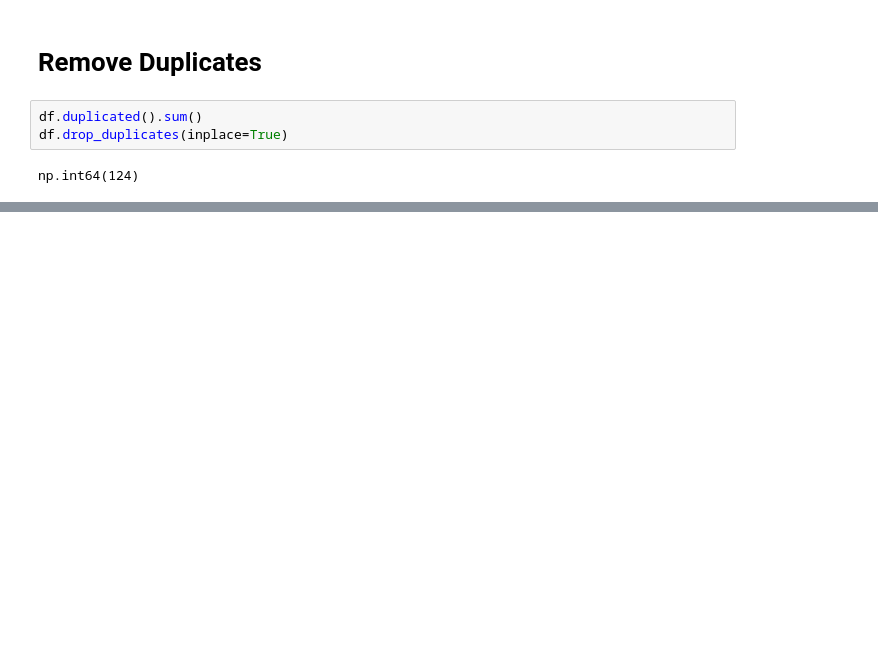
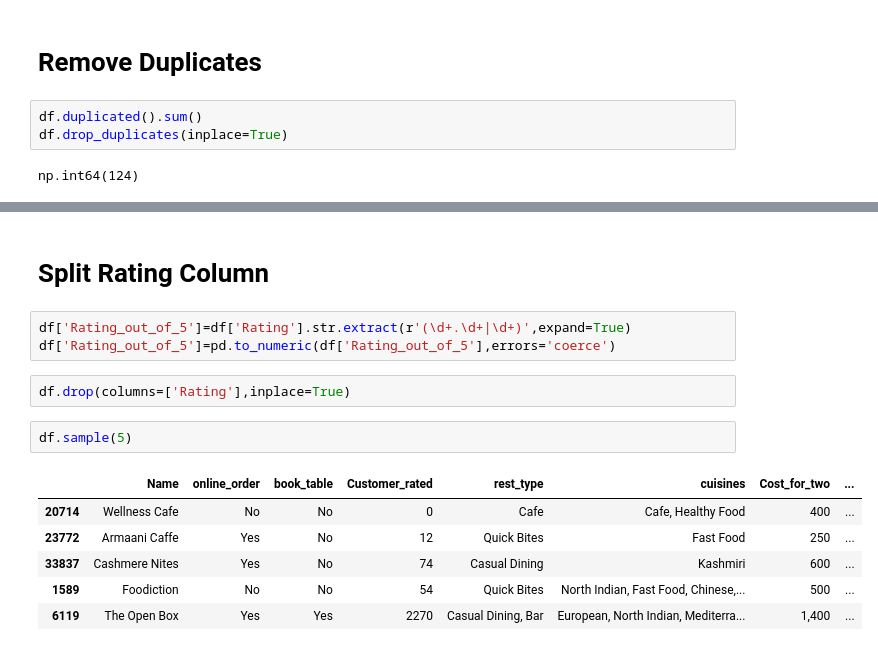
Before and after one commit to Shourya-gupta-01/Zomato_Dataset, a Jupyter notebook: cleaning.ipynb, the cells around one changed output, grey strips where cells are left out. Cells and saved outputs as stored; diff of their text form; blank space fills up the shorter version.

Commit message:
Split Rating Column

```diff
--- a/cleaning.ipynb
+++ b/cleaning.ipynb
@@ -57,3 +57,19 @@ df.sample(5)
 | 38472 | The Waffle Press | Yes | No | 4.3 /5 | 120 | Dessert Parlor | Desserts, Ice Cream | 400 | ... |
 | 43250 | Nagarjuna | No | No | 4.3 /5 | 1792 | Casual Dining | Andhra, Biryani | 800 | ... |
 | 28350 | Vasudev Adiga's | No | No | 2.8 /5 | 289 | Casual Dining | South Indian, North Indian, Chine... | 250 | ... |
+# %% [markdown]
+# Split Rating Column
+# %%
+df['Rating_out_of_5']=df['Rating'].str.extract(r'(\d+.\d+|\d+)',expand=True)
+df['Rating_out_of_5']=pd.to_numeric(df['Rating_out_of_5'],errors='coerce')
+# %%
+df.drop(columns=['Rating'],inplace=True)
+# %%
+df.sample(5)
+# %% [output]
+|  | Name | online_order | book_table | Customer_rated | rest_type | cuisines | Cost_for_two | ... |
+| 20714 | Wellness Cafe | No | No | 0 | Cafe | Cafe, Healthy Food | 400 | ... |
+| 23772 | Armaani Caffe | Yes | No | 12 | Quick Bites | Fast Food | 250 | ... |
+| 33837 | Cashmere Nites | Yes | No | 74 | Casual Dining | Kashmiri | 600 | ... |
+| 1589 | Foodiction | No | No | 54 | Quick Bites | North Indian, Fast Food, Chinese,... | 500 | ... |
+| 6119 | The Open Box | Yes | Yes | 2270 | Casual Dining, Bar | European, North Indian, Mediterra... | 1,400 | ... |
```
